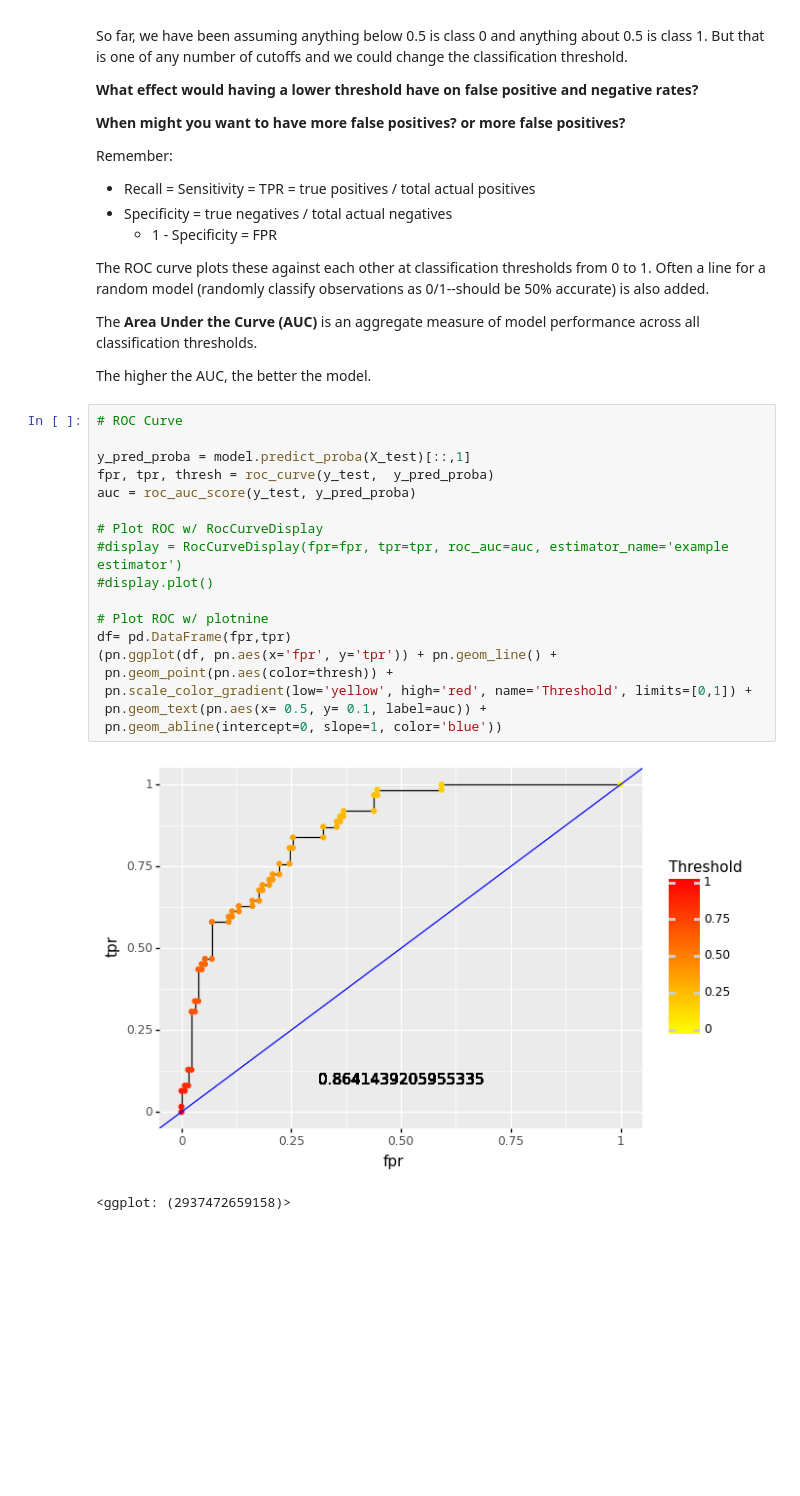
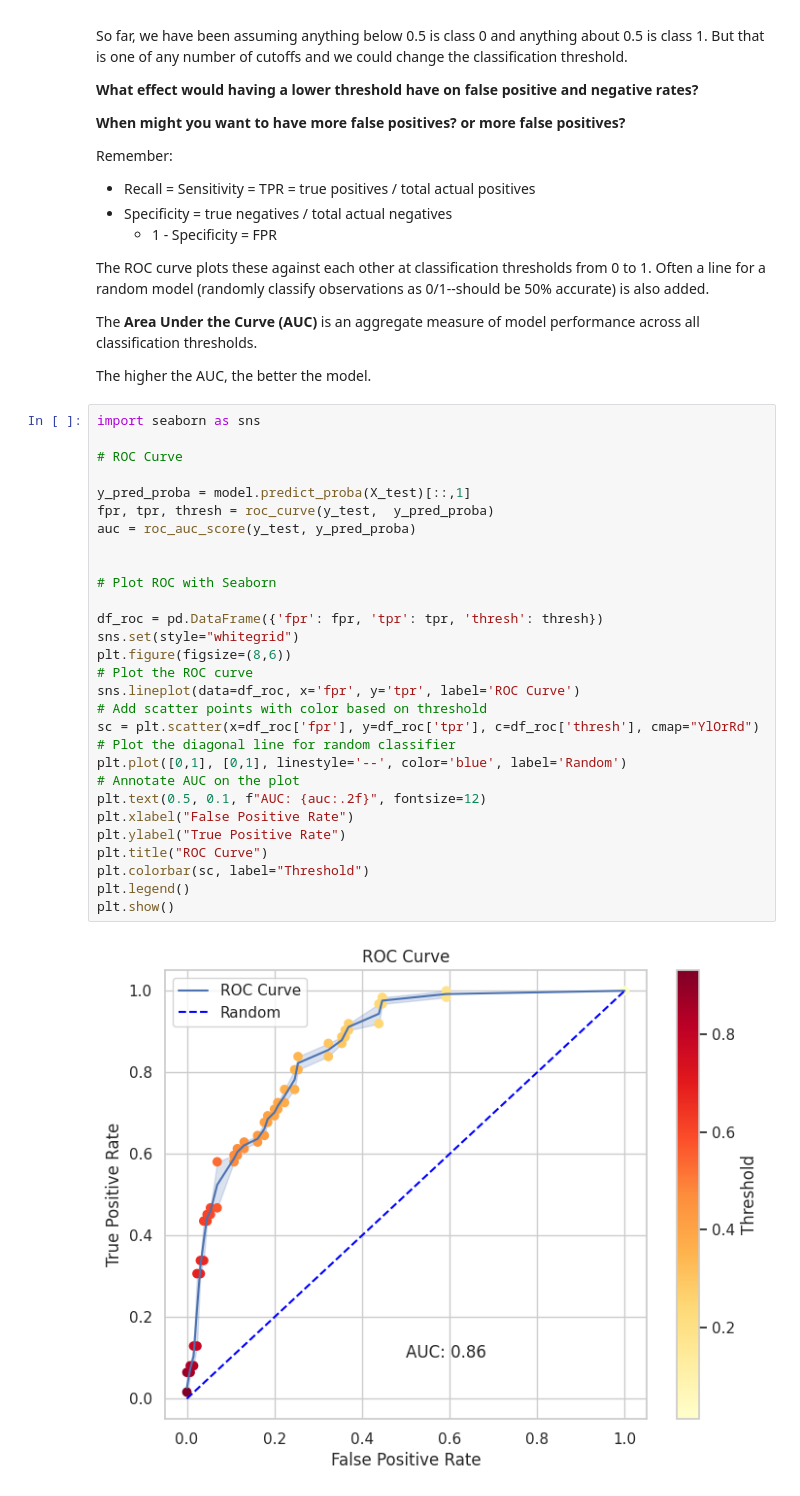
Before and after one commit to AIBiology/Jupyter_Content, a Jupyter notebook: teach_10_Classification.ipynb, the cells around one changed output. Cells and saved outputs as stored; diff of their text form; blank space fills up the shorter version.

```diff
--- a/teach_10_Classification.ipynb
+++ b/teach_10_Classification.ipynb
@@ -474,24 +475,34 @@ The ROC curve plots these against each other at classification thresholds from 0
 The **Area Under the Curve (AUC)** is an aggregate measure of model performance across all classification thresholds.
 
 The higher the AUC, the better the model.
-# %%
-# ROC Curve
-
-y_pred_proba = model.predict_proba(X_test)[::,1]
-fpr, tpr, thresh = roc_curve(y_test,  y_pred_proba)
-auc = roc_auc_score(y_test, y_pred_proba)
-
-# Plot ROC w/ RocCurveDisplay
-#display = RocCurveDisplay(fpr=fpr, tpr=tpr, roc_auc=auc, estimator_name='example estimator')
-#display.plot()
-
-# Plot ROC w/ plotnine
-df= pd.DataFrame(fpr,tpr)
-(pn.ggplot(df, pn.aes(x='fpr', y='tpr')) + pn.geom_line() +
- pn.geom_point(pn.aes(color=thresh)) +
- pn.scale_color_gradient(low='yellow', high='red', name='Threshold', limits=[0,1]) +
- pn.geom_text(pn.aes(x= 0.5, y= 0.1, label=auc)) +
- pn.geom_abline(intercept=0, slope=1, color='blue'))
-# %% [output]
-[figure, removed]
-<ggplot: (2937472659158)>
+# %%
+import seaborn as sns
+
+# ROC Curve
+
+y_pred_proba = model.predict_proba(X_test)[::,1]
+fpr, tpr, thresh = roc_curve(y_test,  y_pred_proba)
+auc = roc_auc_score(y_test, y_pred_proba)
+
+
+# Plot ROC with Seaborn
+
+df_roc = pd.DataFrame({'fpr': fpr, 'tpr': tpr, 'thresh': thresh})
+sns.set(style="whitegrid")
+plt.figure(figsize=(8,6))
+# Plot the ROC curve
+sns.lineplot(data=df_roc, x='fpr', y='tpr', label='ROC Curve')
+# Add scatter points with color based on threshold
+sc = plt.scatter(x=df_roc['fpr'], y=df_roc['tpr'], c=df_roc['thresh'], cmap="YlOrRd")
+# Plot the diagonal line for random classifier
+plt.plot([0,1], [0,1], linestyle='--', color='blue', label='Random')
+# Annotate AUC on the plot
+plt.text(0.5, 0.1, f"AUC: {auc:.2f}", fontsize=12)
+plt.xlabel("False Positive Rate")
+plt.ylabel("True Positive Rate")
+plt.title("ROC Curve")
+plt.colorbar(sc, label="Threshold")
+plt.legend()
+plt.show()
+# %% [output]
+[figure, added]
```
Also changed, not shown: parts of 7 cells of this notebook.
